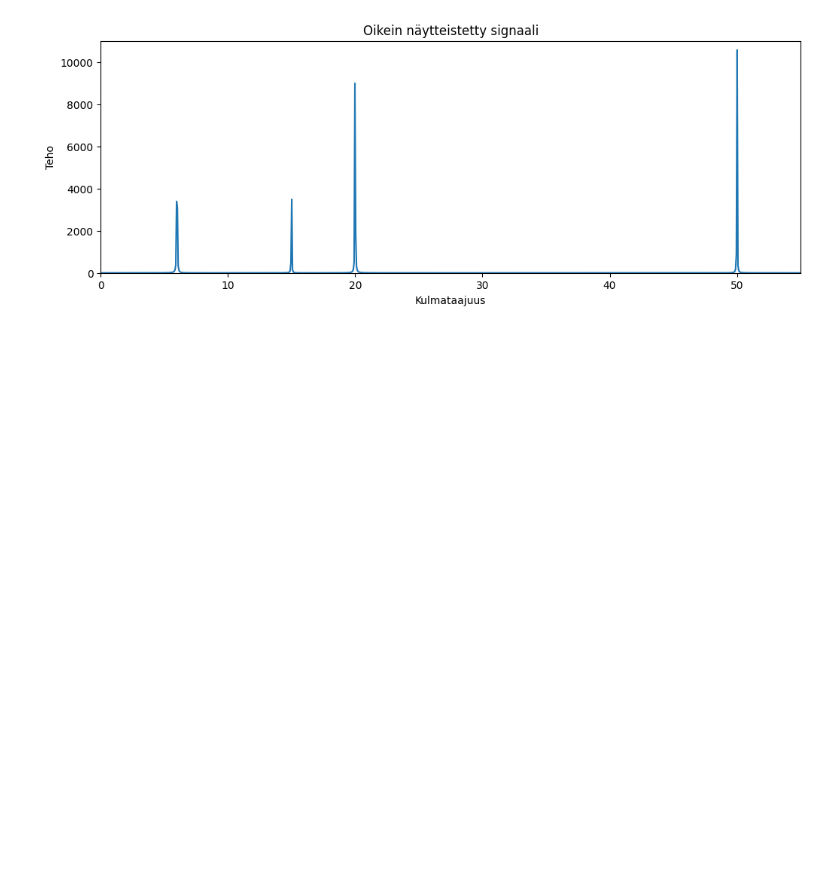
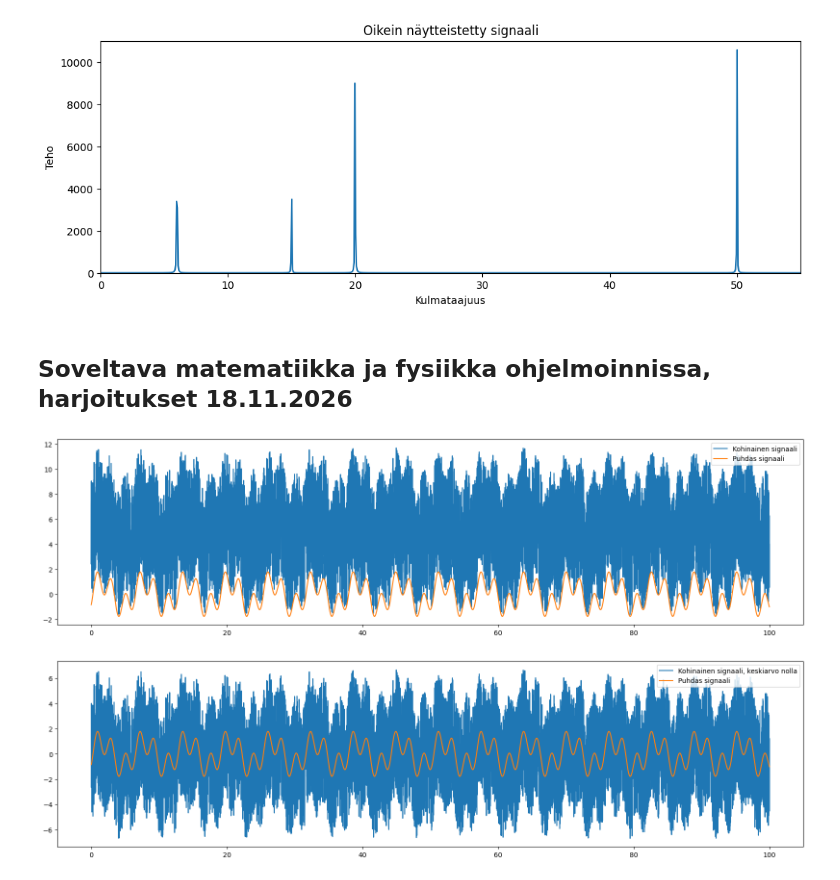
Before and after one commit to ilpovirt/Soveltava_matematiikka_ja_fysiikka_ohjelmoinnissa_2026, a Jupyter notebook: Tehtävät_12-14.ipynb, the cells around one changed output. Cells and saved outputs as stored; diff of their text form; code cells hidden in the pictures; blank space fills up the shorter version.

Commit message:
Tehtävät 13 ja 14 lisätty

```diff
--- a/Tehtävät_12-14.ipynb
+++ b/Tehtävät_12-14.ipynb
@@ -137,3 +137,39 @@ plt.show()
 # %% [output]
 [figure]
 [figure]
+# %% [markdown]
+## Soveltava matematiikka ja fysiikka ohjelmoinnissa, harjoitukset 18.11.2026
+# %%
+# Tehtävä 14
+# Muodosta kohinainen signaali seuraavasti:
+import numpy as np
+rng = np.random.default_rng(8)
+t = np.arange(0, 100, 0.01)
+clean_signal = np.sin(t) + np.sin(3*t - 1)
+noisy_signal = clean_signal + 10*rng.random(len(t))
+
+# a) Piirrä puhdas ja kohinainen signaali samaan kuvaan.
+plt.figure(figsize=(20,5))
+plt.plot(t,noisy_signal,label = "Kohinainen signaali")
+plt.plot(t,clean_signal,label = 'Puhdas signaali')
+plt.legend()
+plt.show()
+
+
+# b) Poista kohinaisen signaalin keskiarvo, laske Fourier-muunnos ja tunnista merkittävät taajuuskomponentit.
+## Olisi ollut parempi aloittaa signaalista zero_mean_signal, koska se on realistisempi tapaus.
+zero_mean_signal = noisy_signal - np.mean(noisy_signal)
+plt.figure(figsize=(20,5))
+plt.plot(t,zero_mean_signal,label = "Kohinainen signaali, keskiarvo nolla")
+plt.plot(t,clean_signal,label = 'Puhdas signaali')
+plt.legend()
+plt.show()
+
+# c) Suodata kohinaa Fourier-muunnoksen avulla ja palauta signaali käänteismuunnoksella. Vertaa tulosta tunnettuun puhtaaseen signaaliin.
+
+## Ekstra: tehdään jos ehditään
+# d) Toista analyysi kirjan mukana toimitettavalle synteettiselle tiedostolle signal_to_be_cleaned.csv.
+# Käytä näytteenottoväliä 1 s. Tunnista kolme hallitsevaa positiivista taajuutta ja piirrä puhdistettu signaali.
+# %% [output]
+[figure, added]
+[figure, added]
```
Also changed, not shown: parts of 3 cells of this notebook.
